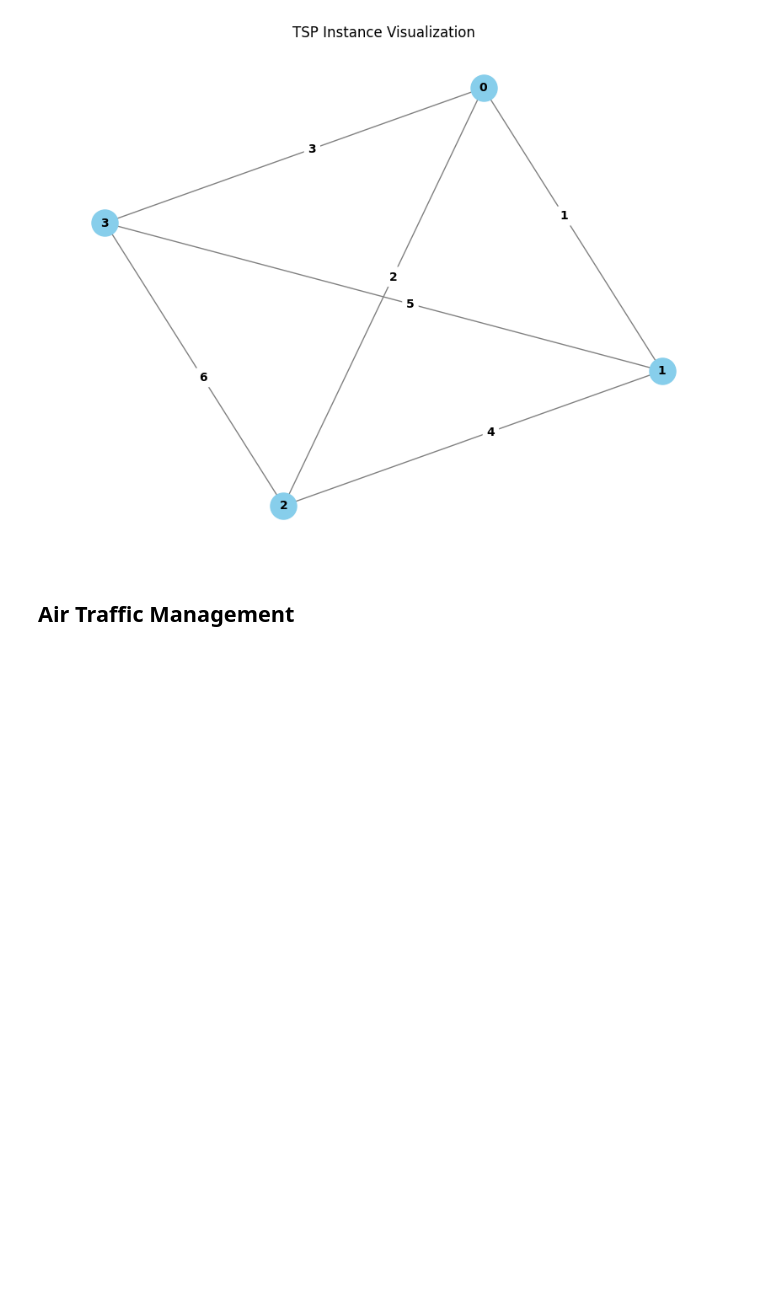
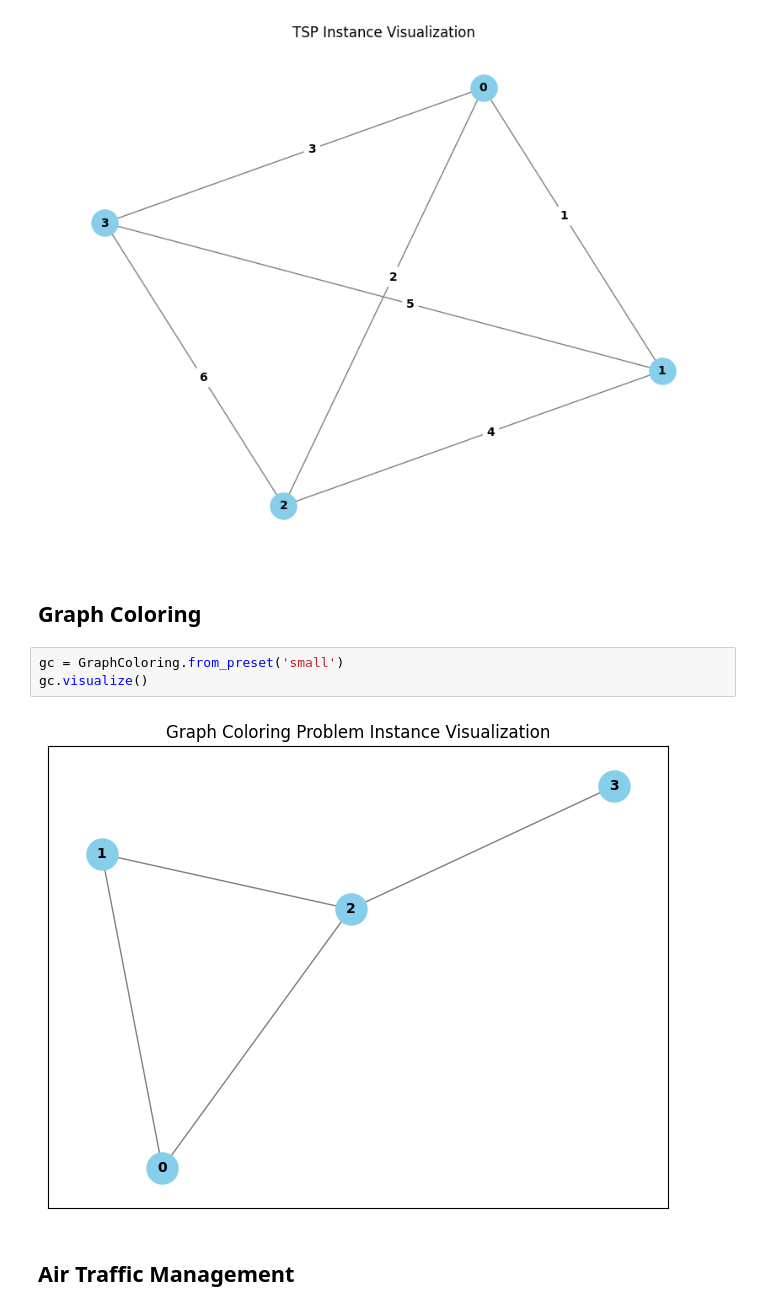
Before and after one commit to PCSS-Quantum/QLauncher, a Jupyter notebook: docs/tutorials/problem_types.ipynb, the cells around one changed output. Saved outputs shown, nothing was run; the diff lists cells and outputs as text; blank space fills up the shorter version.

Commit message:
moved requirements file, updated tutorials to include graph coloring, removed run lock on tutorial notebooks

```diff
--- a/docs/tutorials/problem_types.ipynb
+++ b/docs/tutorials/problem_types.ipynb
@@ -27,6 +26,13 @@ tsp = TSP.from_preset('default')
 tsp.visualize()
 # %% [output]
 [figure]
+# %% [markdown]
+## Graph Coloring
+# %%
+gc = GraphColoring.from_preset('small')
+gc.visualize()
+# %% [output]
+[figure, added]
 # %% [markdown]
 ## Air Traffic Management
 # %%
```
Also changed, not shown: parts of 3 cells of this notebook, 3 other files.
